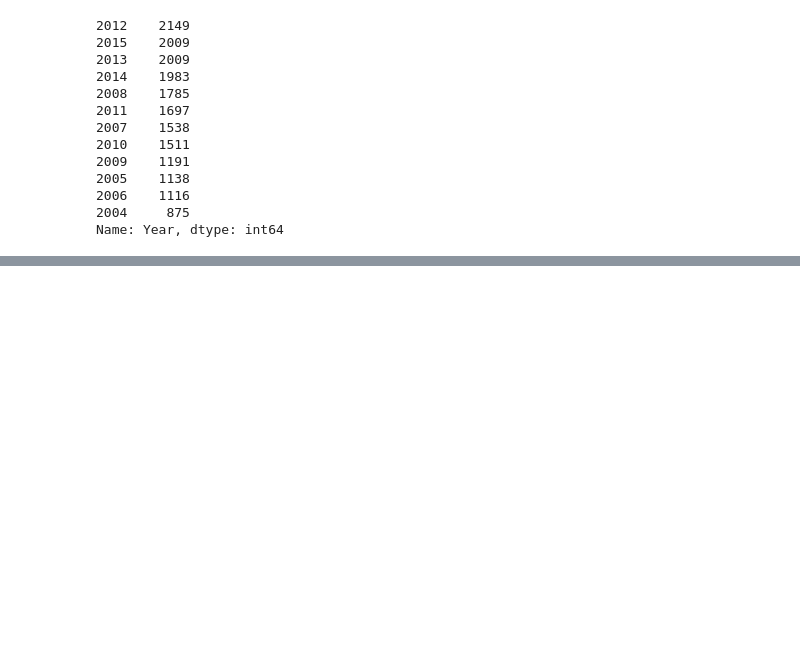
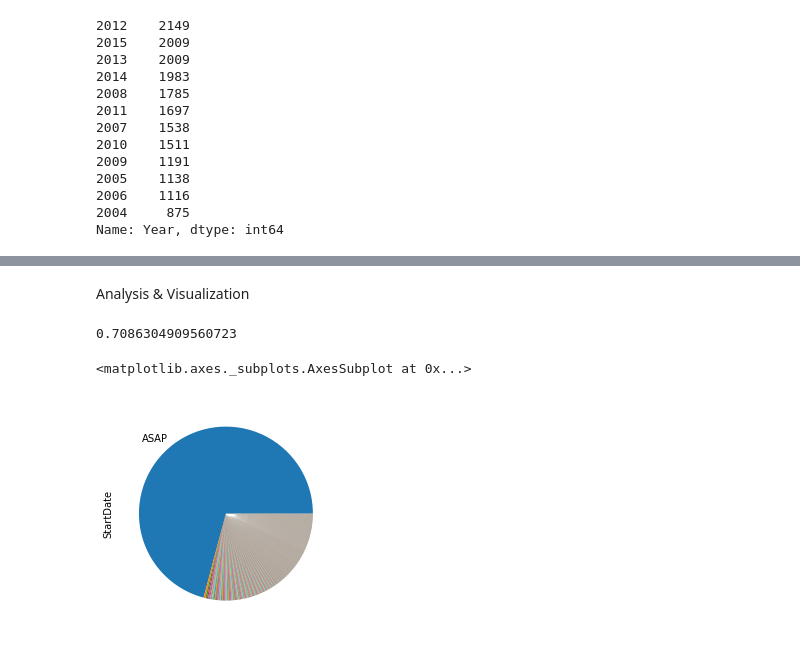
Before and after one commit to quangineer/Wrangling-dataset, a Jupyter notebook: Data Wrangling Template.ipynb, the cells around one changed output, grey strips where cells are left out. Saved outputs shown, nothing was run; the diff lists cells and outputs as text; code cells hidden in the pictures; blank space fills up the shorter version.

```diff
--- a/Data Wrangling Template.ipynb
+++ b/Data Wrangling Template.ipynb
@@ -145,3 +147,20 @@ for phrase in asap_list:
 # Test if cleaning of those asap_list works:
 for phrase in asap_list:
     assert phrase not in df_clean.StartDate.values
+# %% [markdown]
+Analysis & Visualization
+# %%
+# Number of "ASAP" start dates:
+asap_counts = df_clean.StartDate.value_counts()['ASAP']
+non_empty_counts = df_clean.StartDate.count()
+# Percentage "ASAP":
+asap_counts/non_empty_counts
+# %% [output]
+0.7086304909560723
+# %%
+labels = np.full(len(df_clean.StartDate.value_counts()), "", dtype=object)
+labels[0] = "ASAP"
+df_clean.StartDate.value_counts().plot(kind='pie', labels=labels)
+# %% [output]
+<matplotlib.axes._subplots.AxesSubplot at 0x...>
+[figure, added]
```
Also changed, not shown: parts of 2 cells of this notebook.
